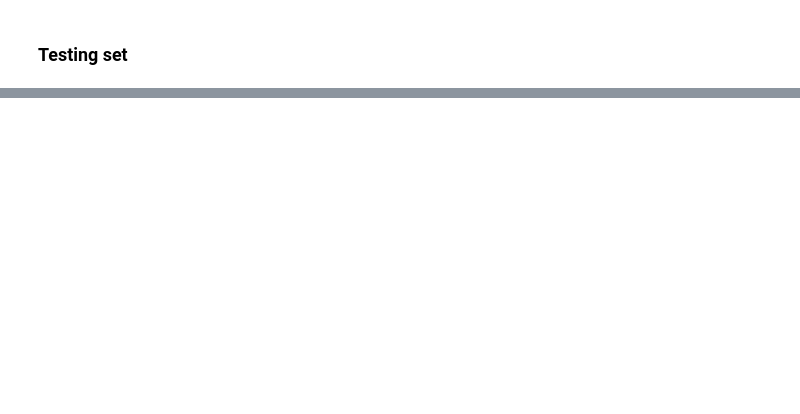
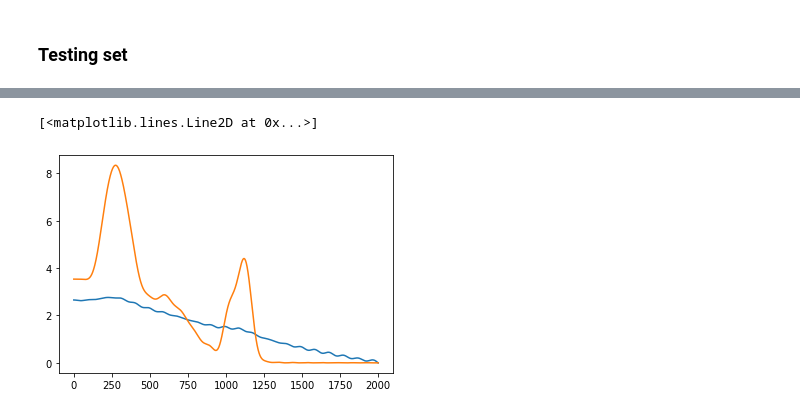
Before and after one commit to ceciledellavalle/phd, a Jupyter notebook: Test_a05_slab.ipynb, the cells around one changed output, grey strips where cells are left out. Drawn from its saved outputs; the diff is of its cells as text; code cells hidden in the pictures; blank space fills up the shorter version.

```diff
--- a/Test_a05_slab.ipynb
+++ b/Test_a05_slab.ipynb
@@ -123,0 +61,40 @@ test_gauss(exp1)
+# %%
+import pandas as pd
+folder = './Datasets/Signals'
+dfl  = pd.read_csv(folder+'/'+'data_l_trsf_a1_slab.csv', sep=',',header=None)
+dfle = pd.read_csv(folder+'/'+'data_l_a1_slab.csv', sep=',',header=None)
+dfb  = pd.read_csv(folder+'/'+'data_b_a1_slab.csv', sep=',',header=None)
+dfbn = pd.read_csv(folder+'/'+'data_bn_a1_slab.csv', sep=',',header=None)
+dfTbn = pd.read_csv(folder+'/'+'data_tTb_a1_slab.csv', sep=',',header=None)
+# numpy array
+fl = np.array(dfl)
+fle = np.array(dfle) # initial - elt basis
+fb = np.array(dfb)
+fbn = np.array(dfbn)
+fTbn = np.array(dfTbn)
+# %%
+# Select 3 curves number 15, 24, 30
+x_true = fle[15]
+x = torch.FloatTensor(fle[15]).view(-1,1,exp1.physics.m)
+y = torch.FloatTensor(fTbn[15]).view(-1,1,exp1.physics.m)
+# %%
+x_bias  = Variable(y,requires_grad=False)
+# definition of the initialisation tensor
+x_init   = torch.zeros(x_bias.size())
+inv      = np.diag(exp1.physics.eigm**(2*exp1.physics.a))
+tTTinv   = MyMatmul(inv)
+x_init   = tTTinv(y) # no filtration of high frequences
+x_init   = Variable(x_init,requires_grad=False)
+# %%
+with torch.no_grad():
+    exp1.model.eval()
+    # prediction
+    x_pred  = exp1.model(x_init,x_bias).detach()
+    xpc     = x_pred.detach().numpy()[0,0,:]
+    x_out   = exp1.physics.BasisChangeInv(xpc)
+# %%
+plt.plot(x_out)
+plt.plot(x_true)
+# %% [output]
+[<matplotlib.lines.Line2D at 0x...>]
+[figure, added]
```
Also changed, not shown: parts of 10 cells of this notebook, 58 other files.
